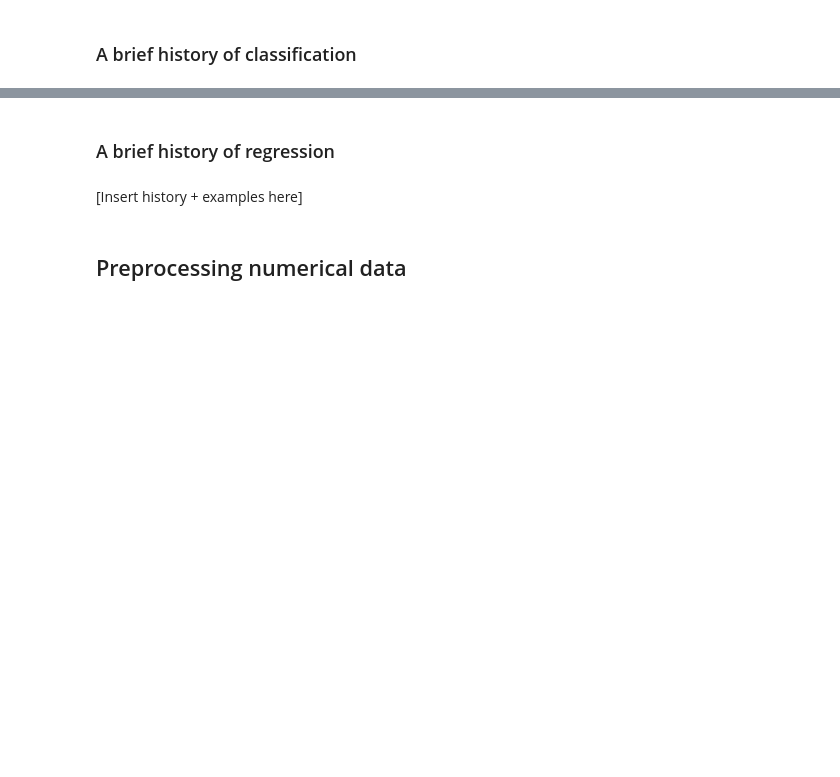
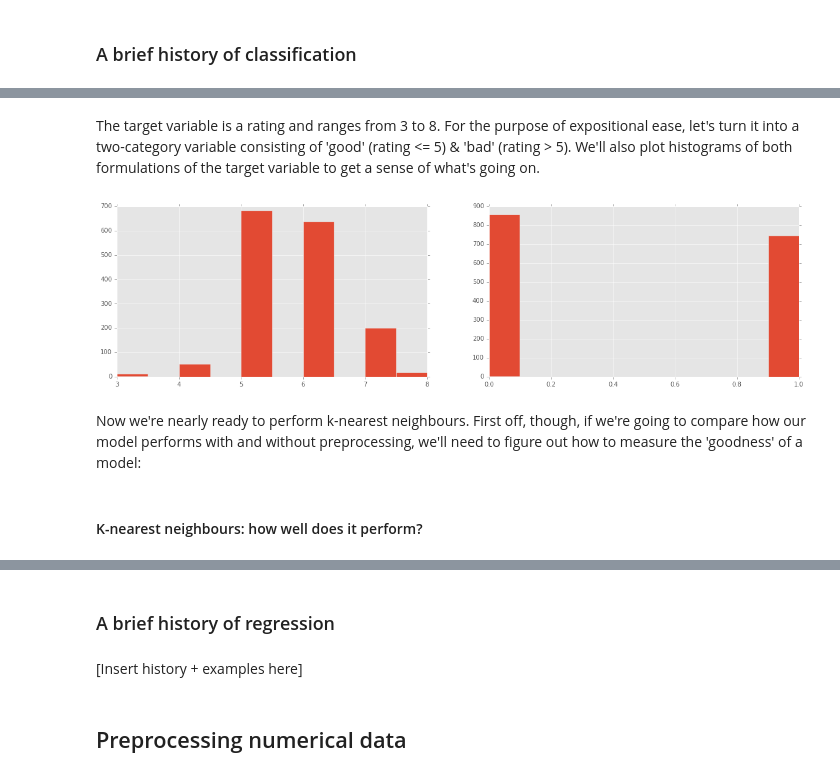
Before and after one commit to hugobowne/machine_learning_techniques, a Jupyter notebook: Preprocessing_note.ipynb, the cells around one changed output, grey strips where cells are left out. Saved outputs shown, nothing was run; the diff lists cells and outputs as text; code cells hidden in the pictures; blank space fills up the shorter version.

```diff
--- a/Preprocessing_note.ipynb
+++ b/Preprocessing_note.ipynb
@@ -8,0 +20,12 @@ Preprocessing data does not occur in a vacuum. [Short description of preprocessi
+# %%
+import pandas as pd
+%matplotlib inline
+import matplotlib
+#matplotlib.use('TkAgg')
+import matplotlib.pyplot as plt
+plt.style.use('ggplot')
+# from here: https://archive.ics.uci.edu/ml/datasets/Wine
+df = pd.read_csv('wine_quality/winequality-red.csv' , sep = ';')
+X = df.drop('quality' , 1).values #drop target variable
+y1 = df['quality'].values
+pd.DataFrame.hist(df, figsize = [15,15]);
@@ -8,0 +34,17 @@ Preprocessing data does not occur in a vacuum. [Short description of preprocessi
+# %% [markdown]
+The target variable is a rating and ranges from 3 to 8. For the purpose of expositional ease, let's turn it into a two-category variable consisting of 'good' (rating <= 5) & 'bad' (rating > 5). We'll also plot histograms of both formulations of the target variable to get a sense of what's going on.
+# %%
+y = y1 <= 5
+# y = [str(i) for i in y]
+plt.figure(figsize=(20,5));
+plt.subplot(1, 2, 1 );
+plt.hist(y1);
+plt.subplot(1, 2, 2);
+plt.hist(y)
+plt.show()
+# %% [output]
+[figure, added]
+# %% [markdown]
+Now we're nearly ready to perform k-nearest neighbours. First off, though, if we're going to compare how our model performs with and without preprocessing, we'll need to figure out how to measure the 'goodness' of a model:
+# %% [markdown]
+#### K-nearest neighbours: how well does it perform?
```
Also changed, not shown: parts of 29 cells of this notebook.
